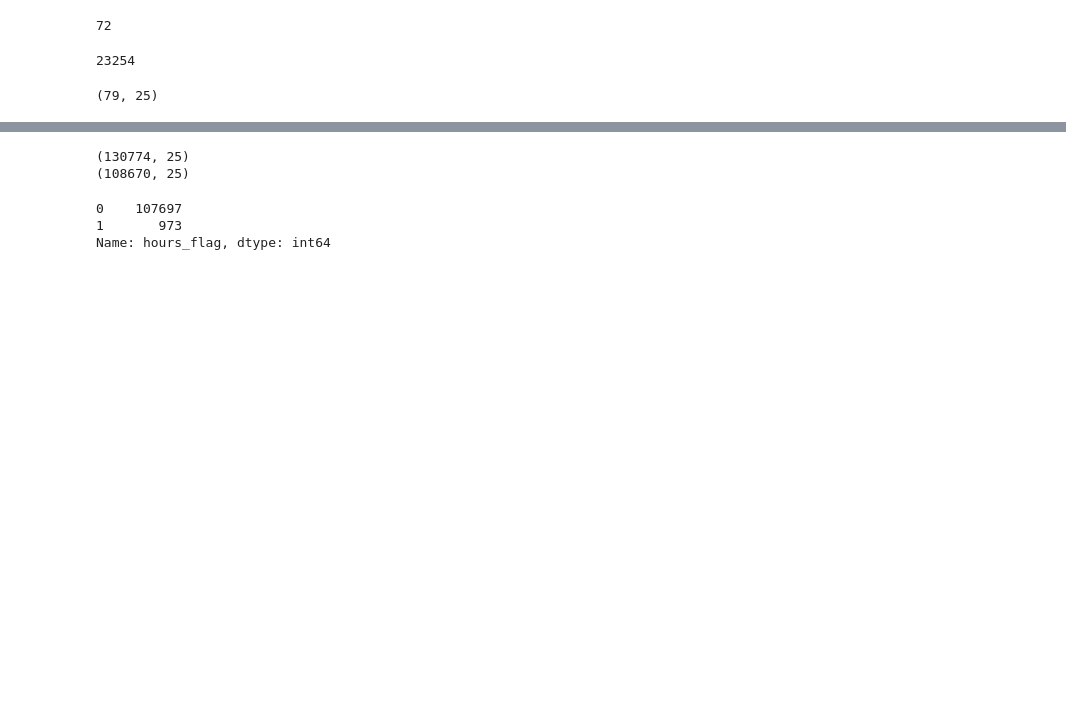
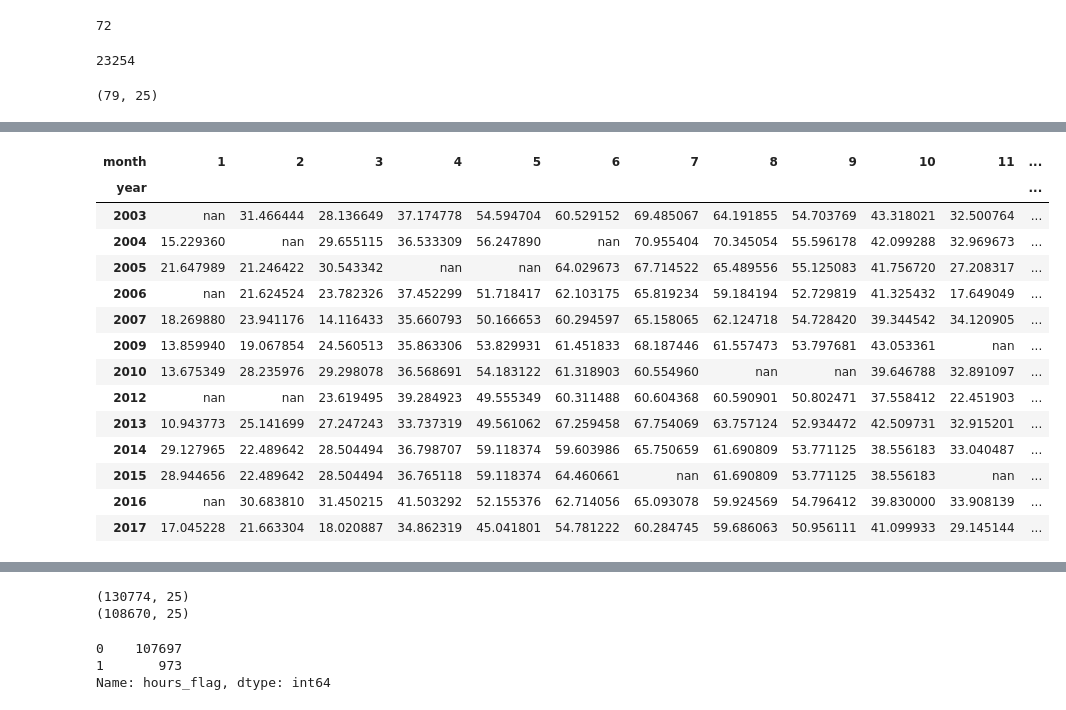
Before and after one commit to erikjamesmason/Temperature_Data_Probe_2, a Jupyter notebook: Temp_data_preprocess.ipynb, the cells around one changed output, grey strips where cells are left out. Cells and saved outputs as stored; diff of their text form; code cells hidden in the pictures; blank space fills up the shorter version.

Commit message:
uploaded successful consecutive 3 days rule and dataframe pickle

```diff
--- a/Temp_data_preprocess.ipynb
+++ b/Temp_data_preprocess.ipynb
@@ -362,0 +402,4 @@ df_clear = df_24_5[(shift_sum.groupby(shift_sum.values).transform('size') < 72)
+# %%
+df_24_5['dt_index'] = pd.DatetimeIndex(df_24_5.index)
+# %%
+df_all_rules = df_24_5.loc[~df_24_5.dt_index.dt.strftime('%Y-%m').isin(df_exclude.dt_index.dt.strftime('%Y-%m').values)]
@@ -362,0 +426,2 @@ df_clear = df_24_5[(shift_sum.groupby(shift_sum.values).transform('size') < 72)
+# %%
+df_all_rules_drop = df_all_rules.dropna(subset=['OBSERVATION_TIME'], axis=0)
@@ -362,0 +457,20 @@ df_clear = df_24_5[(shift_sum.groupby(shift_sum.values).transform('size') < 72)
+# %%
+df_all_rules_drop_group = df_all_rules_drop.groupby(['SITE_NUMBER','year','month']).mean().reset_index()
+# %%
+df_all_rules_drop_group.pivot(index='year', columns=['month'], values='TMR_SUB_18').style.highlight_max(axis=0, color='green').highlight_min(axis=0, color='yellow')
+# %% [output]
+| month | 1 | 2 | 3 | 4 | 5 | 6 | 7 | 8 | 9 | 10 | 11 | ... |
+| year |  |  |  |  |  |  |  |  |  |  |  | ... |
+| 2003 | nan | 31.466444 | 28.136649 | 37.174778 | 54.594704 | 60.529152 | 69.485067 | 64.191855 | 54.703769 | 43.318021 | 32.500764 | ... |
+| 2004 | 15.229360 | nan | 29.655115 | 36.533309 | 56.247890 | nan | 70.955404 | 70.345054 | 55.596178 | 42.099288 | 32.969673 | ... |
+| 2005 | 21.647989 | 21.246422 | 30.543342 | nan | nan | 64.029673 | 67.714522 | 65.489556 | 55.125083 | 41.756720 | 27.208317 | ... |
+| 2006 | nan | 21.624524 | 23.782326 | 37.452299 | 51.718417 | 62.103175 | 65.819234 | 59.184194 | 52.729819 | 41.325432 | 17.649049 | ... |
+| 2007 | 18.269880 | 23.941176 | 14.116433 | 35.660793 | 50.166653 | 60.294597 | 65.158065 | 62.124718 | 54.728420 | 39.344542 | 34.120905 | ... |
+| 2009 | 13.859940 | 19.067854 | 24.560513 | 35.863306 | 53.829931 | 61.451833 | 68.187446 | 61.557473 | 53.797681 | 43.053361 | nan | ... |
+| 2010 | 13.675349 | 28.235976 | 29.298078 | 36.568691 | 54.183122 | 61.318903 | 60.554960 | nan | nan | 39.646788 | 32.891097 | ... |
+| 2012 | nan | nan | 23.619495 | 39.284923 | 49.555349 | 60.311488 | 60.604368 | 60.590901 | 50.802471 | 37.558412 | 22.451903 | ... |
+| 2013 | 10.943773 | 25.141699 | 27.247243 | 33.737319 | 49.561062 | 67.259458 | 67.754069 | 63.757124 | 52.934472 | 42.509731 | 32.915201 | ... |
+| 2014 | 29.127965 | 22.489642 | 28.504494 | 36.798707 | 59.118374 | 59.603986 | 65.750659 | 61.690809 | 53.771125 | 38.556183 | 33.040487 | ... |
+| 2015 | 28.944656 | 22.489642 | 28.504494 | 36.765118 | 59.118374 | 64.460661 | nan | 61.690809 | 53.771125 | 38.556183 | nan | ... |
+| 2016 | nan | 30.683810 | 31.450215 | 41.503292 | 52.155376 | 62.714056 | 65.093078 | 59.924569 | 54.796412 | 39.830000 | 33.908139 | ... |
+| 2017 | 17.045228 | 21.663304 | 18.020887 | 34.862319 | 45.041801 | 54.781222 | 60.284745 | 59.686063 | 50.956111 | 41.099933 | 29.145144 | ... |
```
Also changed, not shown: parts of 20 cells of this notebook, 1 other file.
